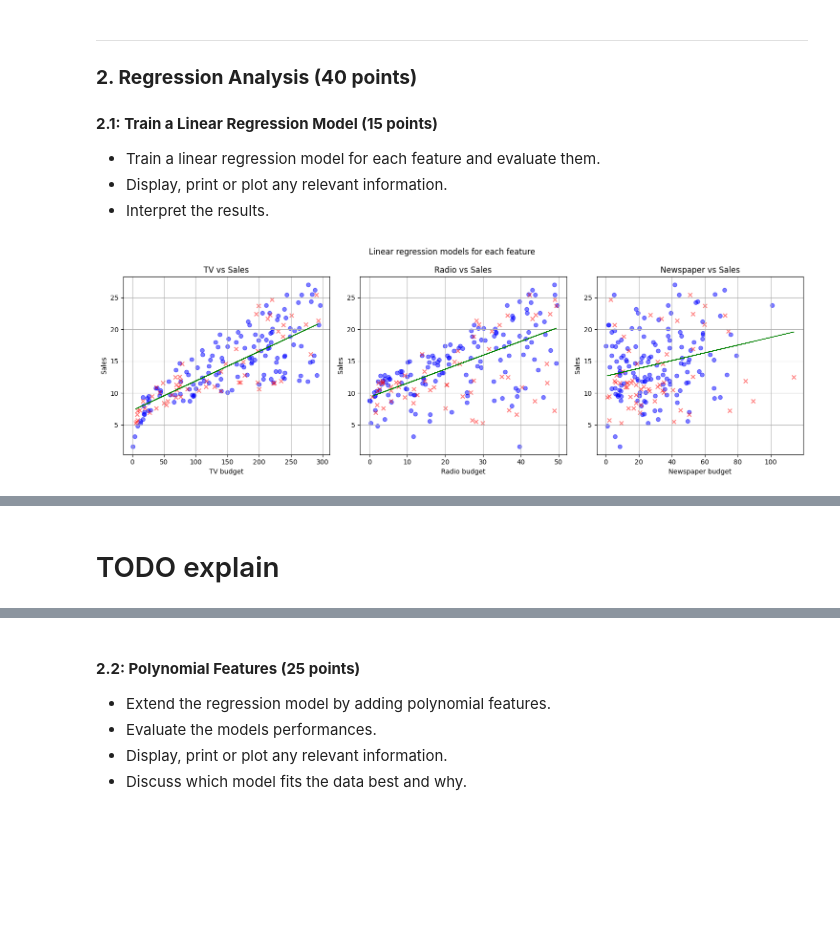
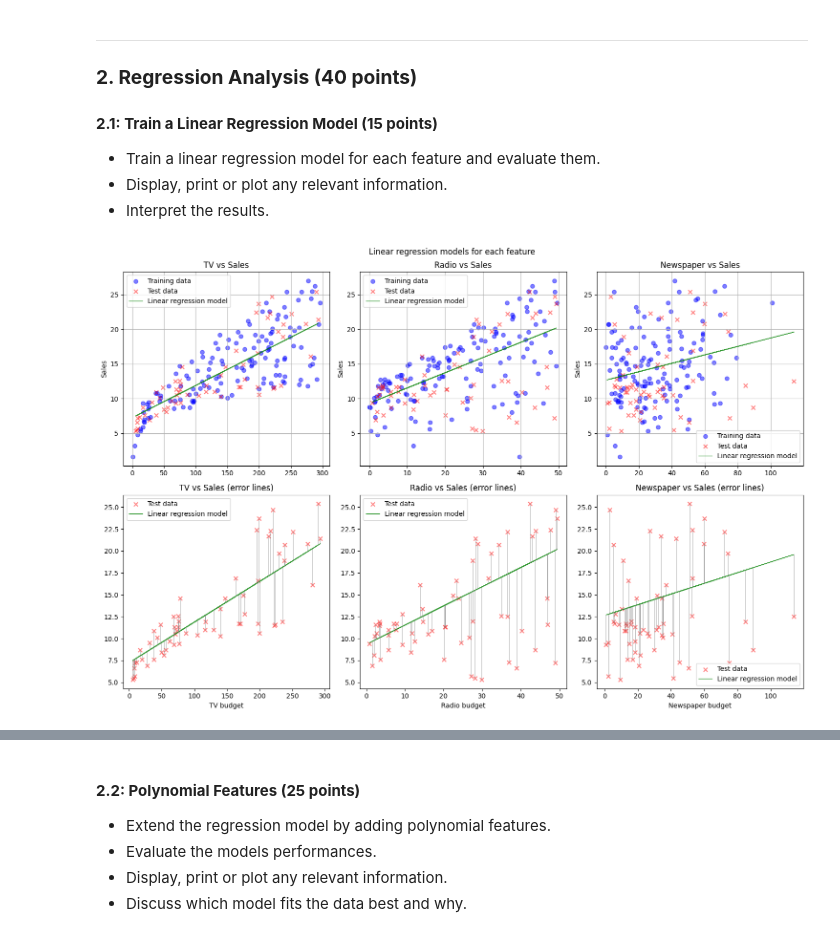
Before and after one commit to davidmarsoni/ml-project, a Jupyter notebook: Graded_lab.ipynb, the cells around one changed output, grey strips where cells are left out. Cells and saved outputs as stored; diff of their text form; code cells hidden in the pictures; blank space fills up the shorter version.

```diff
--- a/Graded_lab.ipynb
+++ b/Graded_lab.ipynb
@@ -163,11 +173,4 @@ The unit of the sales is not mentioned in the dataset, but it is assumed to be i
 # %%
-# prepare data for plotting
-features = df[['TV', 'Radio', 'Newspaper']].values
-target = df['Sales'].values
-
-feature_names = df.columns[1:-1]
-target_name = df.columns[-1]
-
 # Update the plotting code with inverted axes for scatter plots
 fig, axs = plt.subplots(2, 3, figsize=(15, 10))
 for i in range(len(feature_names)):
@@ -175,7 +178,7 @@ for i in range(len(feature_names)):
     # scatter plot to show the relationship between the feature and target
     axs[0,i].scatter(target, features[:, i])
     axs[0,i].set_ylabel("Advertising budget (in thousands of dollars)", fontsize=12)
-    axs[0,i].set_xlabel(target_name+ " (in thousands of units)", fontsize=12)
+    axs[0,i].set_xlabel(target_name+ " (in millions of dollars)", fontsize=12)
     axs[0,i].set_title(f'{feature_names[i]} vs {target_name}', fontsize=14)
     axs[0,i].tick_params(axis='both', which='major', labelsize=10)
 
@@ -207,7 +223,7 @@ plt.show()
 - Display, print or plot any relevant information.
 - Interpret the results.
 # %%
-fig, axs = plt.subplots(1, 3, figsize=(15, 5))
+fig, axs = plt.subplots(2, 3, figsize=(15, 10))
 
 # create a table to store the model performance
 table = PrettyTable()
@@ -218,46 +234,59 @@ table.field_names = ["Feature", "Mean Squared Error", "Mean Absolute Error", "R^
 for i in range(len(feature_names)):
     # Split the data into training and test sets
     X_train, X_test, y_train, y_test = train_test_split(features[:, i], target, test_size=0.3, random_state=42)
 
     # Reshape the data to a 2D array for the model fit
     X_train = X_train.reshape(-1, 1)
     X_test = X_test.reshape(-1, 1)
     Y_train = y_train.reshape(-1, 1)
     Y_test = y_test.reshape(-1, 1)
 
     # Create a linear regression model
     model = LinearRegression()
     model.fit(X_train, Y_train)
 
     # Make predictions
     y_pred = model.predict(X_test)
 
-    # plot the model
-    axs[i].scatter(X_train, Y_train, color='blue',alpha=0.5)
-    axs[i].scatter(X_test, Y_test, color='red',marker='x',alpha=0.5)
+    # Calculate residuals
+    residuals = Y_test - y_pred
 
-    axs[i].plot(X_test, y_pred, color='green', linewidth=1)
-    axs[i].set_title(f'{feature_names[i]} vs Sales')
-    axs[i].set_xlabel(f'{feature_names[i]} budget')
-    axs[i].set_ylabel('Sales')
-    axs[i].grid(True)
+    # Plot the model
+    axs[0,i].scatter(X_train, Y_train, color='blue', alpha=0.5,label='Training data')
+    axs[0,i].scatter(X_test, Y_test, color='red', marker='x', alpha=0.5,label='Test data')
+    axs[1,i].scatter(X_test, Y_test, color='red', marker='x', alpha=0.5,label='Test data')
+    axs[0,i].plot(X_test, y_pred, color='green', linewidth=1, alpha=0.8, label='Linear regression model')
+    axs[1,i].plot(X_test, y_pred, color='green', linewidth=1, alpha=0.8, label='Linear regression model')
+    # Plot the error lines
+    for j in range(len(X_test)):
+        axs[1,i].plot([X_test[j], X_test[j]], [Y_test[j], y_pred[j]], color='gray', linewidth=0.5)
 
-    # Print the model's performance
+    axs[0,i].set_title(f'{feature_names[i]} vs Sales')
+    axs[1,i].set_xlabel(f'{feature_names[i]} budget')
+    axs[0,i].set_ylabel('Sales')
+    axs[0,i].grid(True)
+    axs[0,i].legend()
+
+    axs[1,i].set_title(f'{feature_names[i]} vs Sales (error lines)')
+    axs[1,i].legend()
+
+    # Calculate the model performance
     mse = mean_squared_error(Y_test, y_pred)
     mae = mean_absolute_error(Y_test, y_pred)
     r2 = r2_score(Y_test, y_pred)
 
-    table.add_row([feature_names[i], f"{mse:.2f}", f"{mae:.2f}", f"{r2:.2f}"])
+    # Add the results to the table
+    table.add_row([feature_names[i], round(mse, 2), round(mae, 2), round(r2, 2)])
 
+fig.suptitle('Linear regression models for each feature')
+fig.tight_layout()
 
-plt.suptitle('Linear regression models for each feature')
-plt.tight_layout()
 plt.show()
 
 print(table)
 print("MSE lower is better, MAE lower is better, R^2 Score higher is better")
 # %% [output]
-[figure, old version]
+[figure, new version]
 +-----------+--------------------+---------------------+-----------+
 |  Feature  | Mean Squared Error | Mean Absolute Error | R^2 Score |
 +-----------+--------------------+---------------------+-----------+
@@ -266,5 +295,3 @@ print("MSE lower is better, MAE lower is better, R^2 Score higher is better")
 | Newspaper |       28.87        |         4.56        |   -0.06   |
 +-----------+--------------------+---------------------+-----------+
 MSE lower is better, MAE lower is better, R^2 Score higher is better
-# %% [markdown]
-# TODO explain
```
Also changed, not shown: parts of 34 cells of this notebook.
